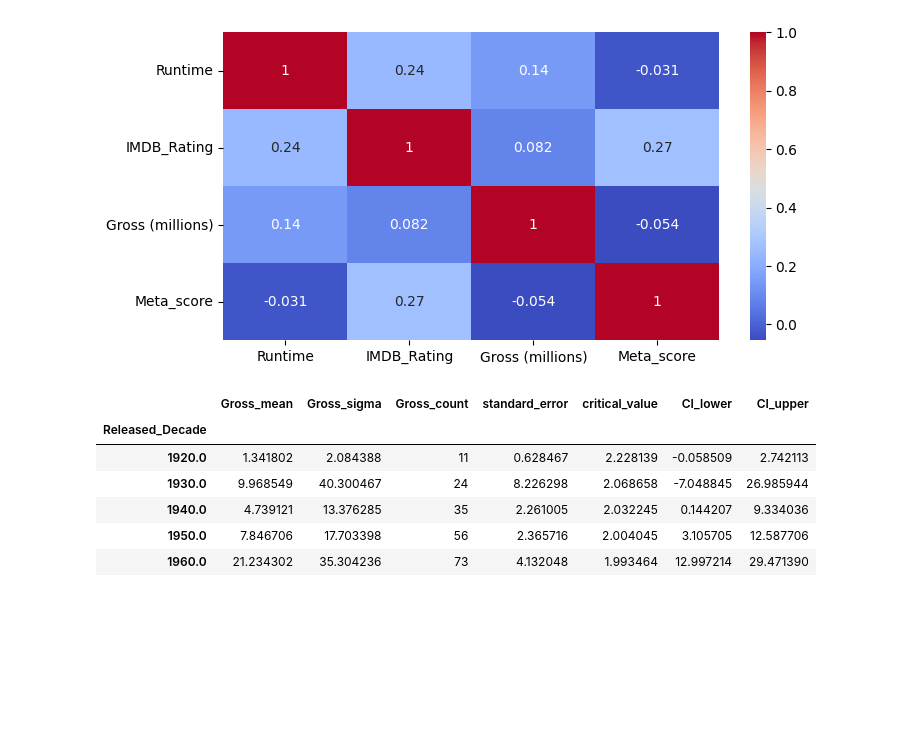
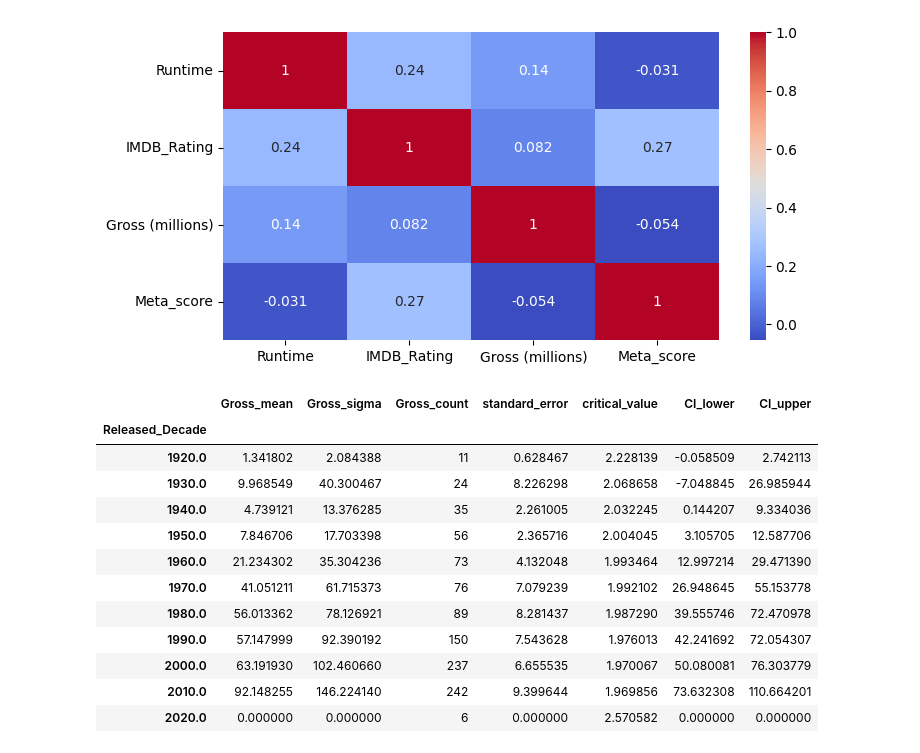
Before and after one commit to gmc314/Statistics-Explanations, a Jupyter notebook: lights-camera-statistics.ipynb, the cells around one changed output. Cells and saved outputs as stored; diff of their text form; code cells hidden in the pictures; blank space fills up the shorter version.

```diff
--- a/lights-camera-statistics.ipynb
+++ b/lights-camera-statistics.ipynb
@@ -187,3 +187,21 @@ sns.boxplot(x = "Released_Decade",
 plt.title("IMDB Rating By Decade");
 # %% [output]
 [figure]
+# %%
+# We see that the Gross variable follows a non-normal distribution
+df['Gross (millions)'].plot(kind="hist", density=True)
+
+# For example we choose the Pareto distribution
+# Parameters for the Pareto distribution
+shape, loc, scale = st.pareto.fit(df['Gross (millions)'])
+print(f"Shape: {shape}, Location: {loc}, Scale: {scale}")
+
+x = np.linspace(df['Gross (millions)'].min(), df['Gross (millions)'].max(), 1000 )
+pareto_pdf = st.pareto.pdf(x, shape, loc=loc, scale=scale)
+
+# Overlay the Pareto distribution
+plt.plot(x, pareto_pdf, 'r-', lw=2, label='Pareto pdf')
+plt.xlabel('Value')
+plt.ylabel('Frequency')
+plt.legend()
+plt.show()
@@ -213,17 +234,23 @@ gross_by_decade["standard_error"] = gross_by_decade["Gross_sigma"] / np.sqrt(gro
 # %%
 # critical value from t test for confidence interval
 alpha = 0.05
 gross_by_decade["critical_value"] = st.t.ppf(1 - alpha /2, gross_by_decade["Gross_count"] - 1)
 
 # confidence interval
 gross_by_decade["CI_lower"] = gross_by_decade["Gross_mean"] - gross_by_decade["critical_value"] * gross_by_decade["standard_error"]
 gross_by_decade["CI_upper"] = gross_by_decade["Gross_mean"] + gross_by_decade["critical_value"] * gross_by_decade["standard_error"]
-gross_by_decade.head()
+gross_by_decade
 # %% [output]
 |  | Gross_mean | Gross_sigma | Gross_count | standard_error | critical_value | CI_lower | CI_upper |
 | Released_Decade |  |  |  |  |  |  |  |
 | 1920.0 | 1.341802 | 2.084388 | 11 | 0.628467 | 2.228139 | -0.058509 | 2.742113 |
 | 1930.0 | 9.968549 | 40.300467 | 24 | 8.226298 | 2.068658 | -7.048845 | 26.985944 |
 | 1940.0 | 4.739121 | 13.376285 | 35 | 2.261005 | 2.032245 | 0.144207 | 9.334036 |
 | 1950.0 | 7.846706 | 17.703398 | 56 | 2.365716 | 2.004045 | 3.105705 | 12.587706 |
 | 1960.0 | 21.234302 | 35.304236 | 73 | 4.132048 | 1.993464 | 12.997214 | 29.471390 |
+| 1970.0 | 41.051211 | 61.715373 | 76 | 7.079239 | 1.992102 | 26.948645 | 55.153778 |
+| 1980.0 | 56.013362 | 78.126921 | 89 | 8.281437 | 1.987290 | 39.555746 | 72.470978 |
+| 1990.0 | 57.147999 | 92.390192 | 150 | 7.543628 | 1.976013 | 42.241692 | 72.054307 |
+| 2000.0 | 63.191930 | 102.460660 | 237 | 6.655535 | 1.970067 | 50.080081 | 76.303779 |
+| 2010.0 | 92.148255 | 146.224140 | 242 | 9.399644 | 1.969856 | 73.632308 | 110.664201 |
+| 2020.0 | 0.000000 | 0.000000 | 6 | 0.000000 | 2.570582 | 0.000000 | 0.000000 |
```
Also changed, not shown: parts of 2 cells of this notebook.
